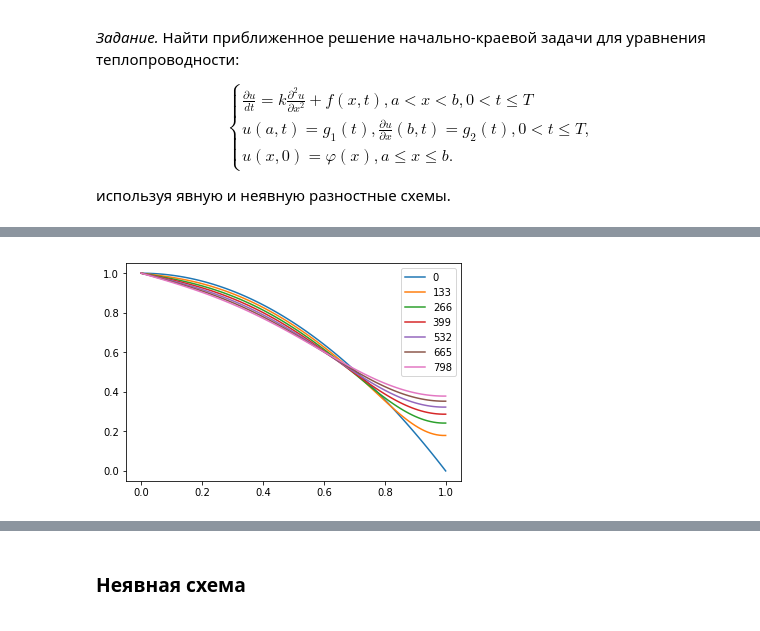
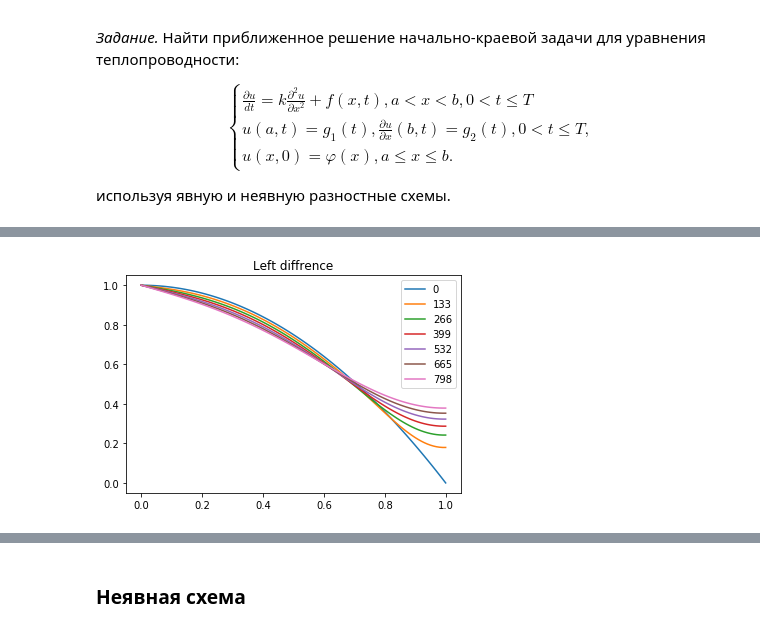
Before and after one commit to kirsider/MChA_5sem, a Jupyter notebook: lab4.ipynb, the cells around one changed output, grey strips where cells are left out. Drawn from its saved outputs; the diff is of its cells as text; code cells hidden in the pictures.

```diff
--- a/lab4.ipynb
+++ b/lab4.ipynb
@@ -52,5 +67,7 @@ $$
 # %%
-def solve1():
+# left diffrence
+
+def solve1l():
     M = np.zeros(shape=(NT, NK))
     M[:, 0] = np.array([g1(i) for i in np.linspace(0, T, NT)])
     M[0, :] = np.array([phi(i) for i in np.linspace(a, b, NK)])
@@ -67,10 +101,11 @@ def solve1():
 # %%
-matrix = solve1()
+matrix = solve1l()
 X = np.linspace(a, b, NK)
 
 for i in range(0, NT, NT//6):
     plt.plot(X, matrix[i], label=i)
+    plt.title("Left diffrence")
 plt.legend()
 plt.show()
 # %% [output]
-[figure, old version]
+[figure, new version]
```
Also changed, not shown: parts of 7 cells of this notebook.
